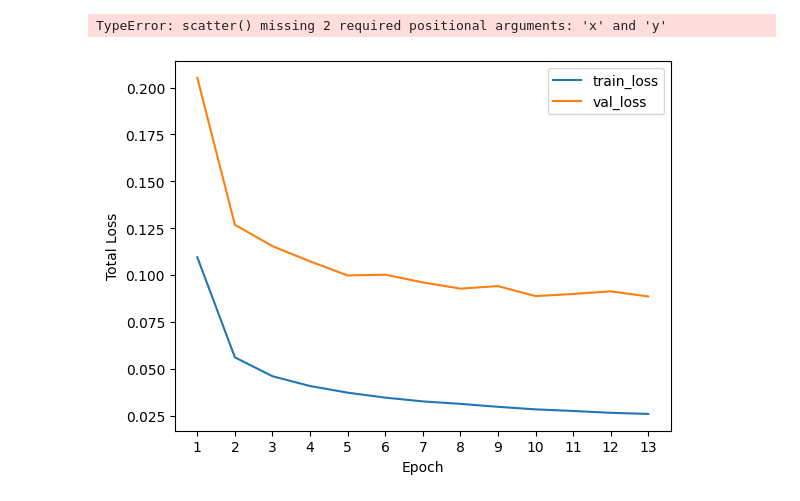
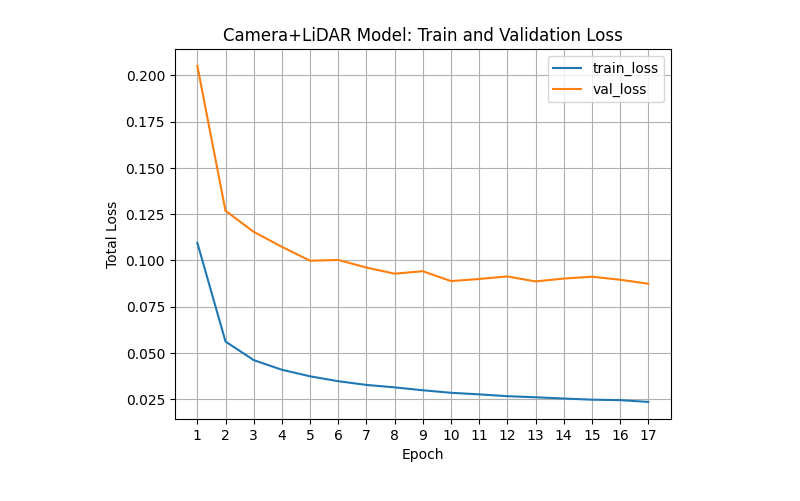
Before and after one commit to moritzwassmer/APPRAS_e2e_imitation, a Jupyter notebook: models/notebooks/plot_losses.ipynb, the cells around one changed output. Drawn from its saved outputs; the diff is of its cells as text; code cells hidden in the pictures.

```diff
--- a/models/notebooks/plot_losses.ipynb
+++ b/models/notebooks/plot_losses.ipynb
@@ -3,14 +4,13 @@ import pandas as pd
 # %%
-path_lidar_stats = "/Users/julianvonklitzing/Documents/GitHub/end2endappras/models/resnet_baseline/notebooks/experiment_files/2023_02_26_10_43/stats/stats_performance.csv"
-path_lidar_stats = "/Users/julianvonklitzing/Documents/GitHub/end2endappras/models/resnet_baseline/notebooks/experiment_files/2023_03_14_12_48_27/stats/stats_performance.csv"
-
+#path_lidar_stats = "/Users/julianvonklitzing/Documents/GitHub/end2endappras/models/notebooks/experiment_files/2023_02_26_10_43/stats/stats_performance.csv"
+path_lidar_stats = "/Users/julianvonklitzing/Documents/GitHub/end2endappras/models/notebooks/experiment_files/2023_03_14_12_48_27/stats/stats_performance.csv"
 df_lidar_stats = pd.read_csv(path_lidar_stats)
 df_lidar_stats.index = list(range(1, len(df_lidar_stats)+1))
 df_lidar_stats["train_loss"] = df_lidar_stats[df_lidar_stats.columns[1:4]].sum(axis=1)
 df_lidar_stats["val_loss"] = df_lidar_stats[df_lidar_stats.columns[4:]].sum(axis=1)
 # %%
-ax = df_lidar_stats[["train_loss", "val_loss"]].plot(xlabel="Epoch", ylabel="Total Loss", xticks=list(range(1, len(df_lidar_stats)+1))) #
-ax.scatter()
+ax = df_lidar_stats[["train_loss", "val_loss"]].plot(xlabel="Epoch", ylabel="Total Loss", xticks=list(range(1, len(df_lidar_stats)+1)),title="Camera+LiDAR Model: Train and Validation Loss", grid=True) #
+fig = plt.gcf()
+fig.savefig("camera_lidar_results.pdf")
 # %% [output]
-TypeError: scatter() missing 2 required positional arguments: 'x' and 'y'
-[figure, old version]
+[figure, new version]
```
Also changed, not shown: parts of 2 cells of this notebook.
